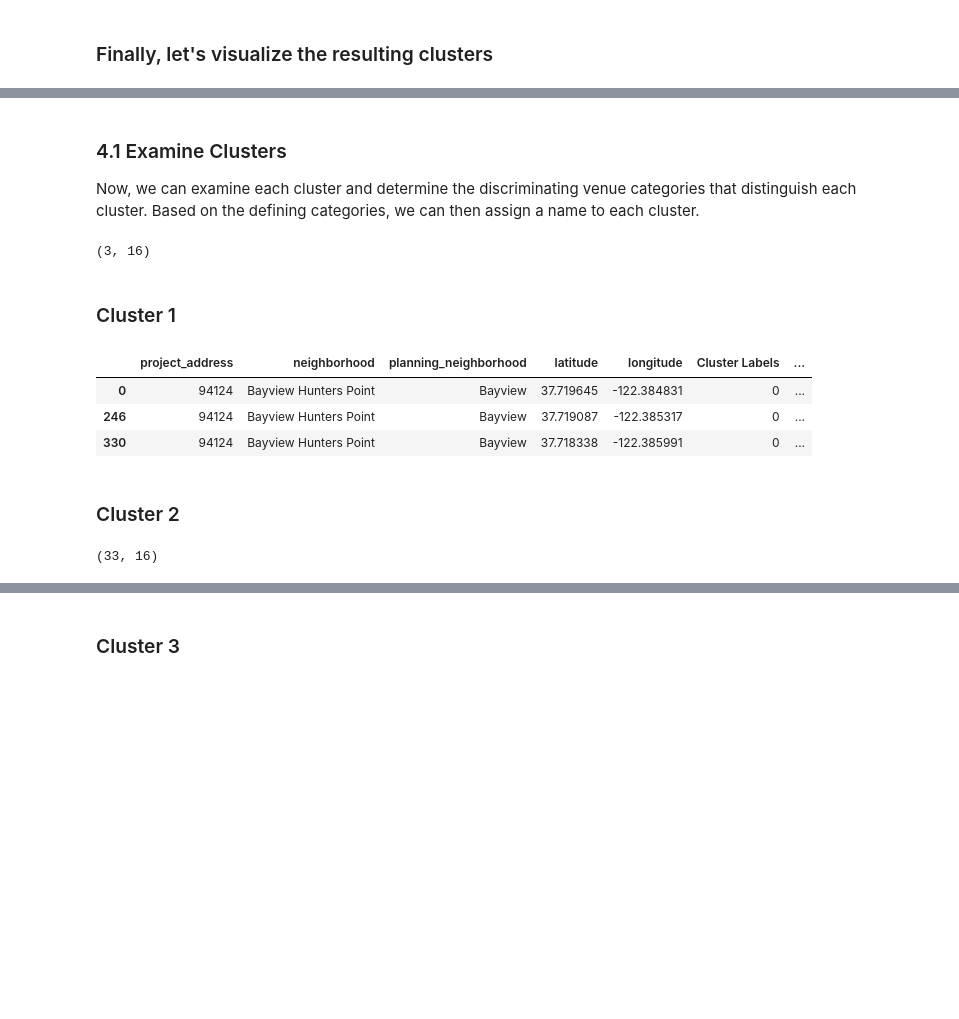
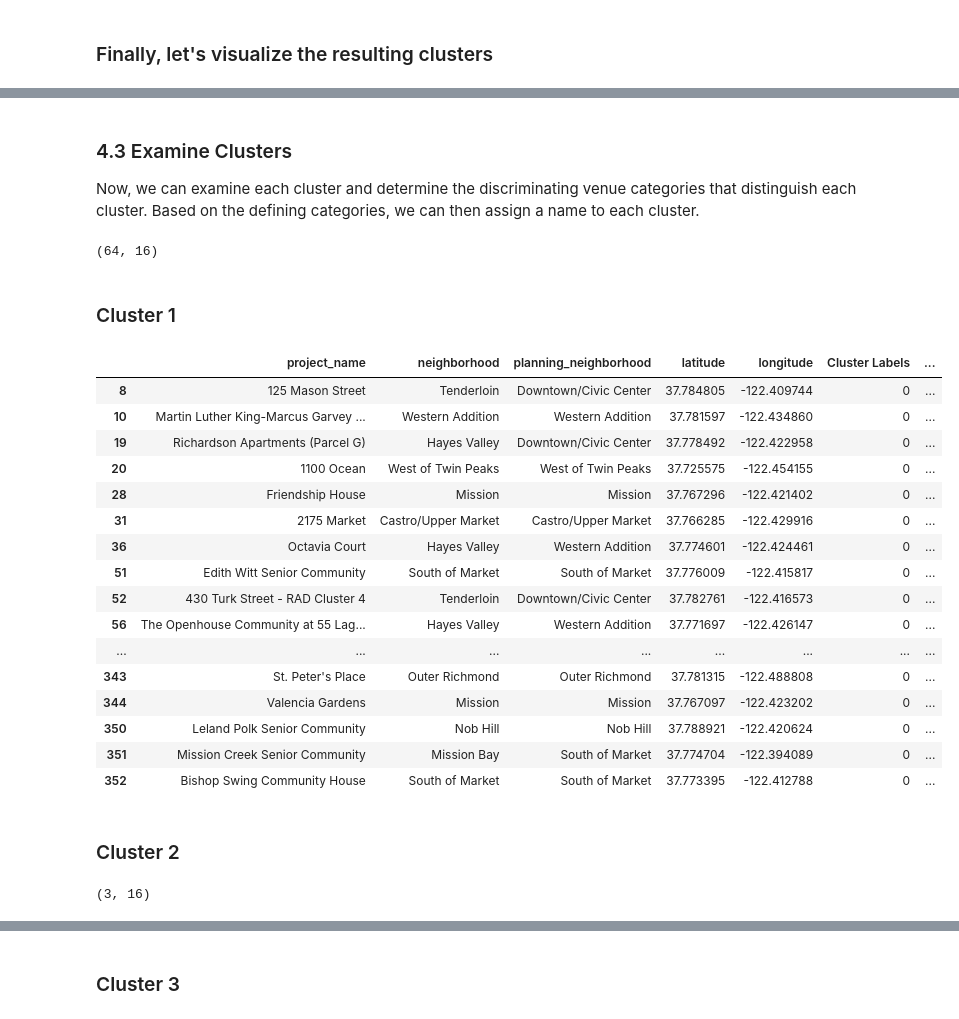
Before and after one commit to liemvt2008/Data-Science-Project, a Jupyter notebook: Assignment_Data_Science_Capstone.ipynb, the cells around one changed output, grey strips where cells are left out. Drawn from its saved outputs; the diff is of its cells as text; code cells hidden in the pictures; blank space fills up the shorter version.

```diff
--- a/Assignment_Data_Science_Capstone.ipynb
+++ b/Assignment_Data_Science_Capstone.ipynb
@@ -644,33 +642,46 @@ map_clusters
 # %% [output]
 [interactive output not drawn]
 # %% [markdown]
-### 4.1 Examine Clusters
+### 4.3 Examine Clusters
 
 Now, we can examine each cluster and determine the discriminating venue categories that distinguish each cluster. Based on the defining categories, we can then assign a name to each cluster.
 # %%
 # Examine each cluster and determine the discriminating venue categories that distinguish each cluster
 
 #Cluster 1
-Sf_Cluster1=Sf_merged.loc[Sf_merged['Cluster Labels'] == 0, Sf_merged.columns[[1] + list(range(5, Sf_merged.shape[1]))]]
+Sf_Cluster1=Sf_merged.loc[Sf_merged['Cluster Labels'] == 0, Sf_merged.columns[[0] + list(range(5, Sf_merged.shape[1]))]]
 Sf_Cluster1.shape
 # %% [output]
-(3, 16)
+(64, 16)
 # %% [markdown]
 ### Cluster 1
 # %%
-Sf_merged.loc[Sf_merged['Cluster Labels'] == 0, Sf_merged.columns[[1] + list(range(5, Sf_merged.shape[1]))]]
+Sf_merged.loc[Sf_merged['Cluster Labels'] == 0, Sf_merged.columns[[0] + list(range(5, Sf_merged.shape[1]))]]
 # %% [output]
-|  | project_address | neighborhood | planning_neighborhood | latitude | longitude | Cluster Labels | ... |
-| 0 | 94124 | Bayview Hunters Point | Bayview | 37.719645 | -122.384831 | 0 | ... |
-| 246 | 94124 | Bayview Hunters Point | Bayview | 37.719087 | -122.385317 | 0 | ... |
-| 330 | 94124 | Bayview Hunters Point | Bayview | 37.718338 | -122.385991 | 0 | ... |
+|  | project_name | neighborhood | planning_neighborhood | latitude | longitude | Cluster Labels | ... |
+| 8 | 125 Mason Street | Tenderloin | Downtown/Civic Center | 37.784805 | -122.409744 | 0 | ... |
+| 10 | Martin Luther King-Marcus Garvey ... | Western Addition | Western Addition | 37.781597 | -122.434860 | 0 | ... |
+| 19 | Richardson Apartments (Parcel G) | Hayes Valley | Downtown/Civic Center | 37.778492 | -122.422958 | 0 | ... |
+| 20 | 1100 Ocean | West of Twin Peaks | West of Twin Peaks | 37.725575 | -122.454155 | 0 | ... |
+| 28 | Friendship House | Mission | Mission | 37.767296 | -122.421402 | 0 | ... |
+| 31 | 2175 Market | Castro/Upper Market | Castro/Upper Market | 37.766285 | -122.429916 | 0 | ... |
+| 36 | Octavia Court | Hayes Valley | Western Addition | 37.774601 | -122.424461 | 0 | ... |
+| 51 | Edith Witt Senior Community | South of Market | South of Market | 37.776009 | -122.415817 | 0 | ... |
+| 52 | 430 Turk Street - RAD Cluster 4 | Tenderloin | Downtown/Civic Center | 37.782761 | -122.416573 | 0 | ... |
+| 56 | The Openhouse Community at 55 Lag... | Hayes Valley | Western Addition | 37.771697 | -122.426147 | 0 | ... |
+| ... | ... | ... | ... | ... | ... | ... | ... |
+| 343 | St. Peter's Place | Outer Richmond | Outer Richmond | 37.781315 | -122.488808 | 0 | ... |
+| 344 | Valencia Gardens | Mission | Mission | 37.767097 | -122.423202 | 0 | ... |
+| 350 | Leland Polk Senior Community | Nob Hill | Nob Hill | 37.788921 | -122.420624 | 0 | ... |
+| 351 | Mission Creek Senior Community | Mission Bay | South of Market | 37.774704 | -122.394089 | 0 | ... |
+| 352 | Bishop Swing Community House | South of Market | South of Market | 37.773395 | -122.412788 | 0 | ... |
 # %% [markdown]
 ### Cluster 2
 # %%
-Sf_Cluster2 = Sf_merged.loc[Sf_merged['Cluster Labels'] == 1, Sf_merged.columns[[1] + list(range(5, Sf_merged.shape[1]))]]
+Sf_Cluster2 = Sf_merged.loc[Sf_merged['Cluster Labels'] == 1, Sf_merged.columns[[0] + list(range(5, Sf_merged.shape[1]))]]
 Sf_Cluster2.shape
 # %% [output]
-(33, 16)
+(3, 16)
 # %%
 Sf_Cluster2
 # %% [output]
```
Also changed, not shown: parts of 24 cells of this notebook, 3 other files.
